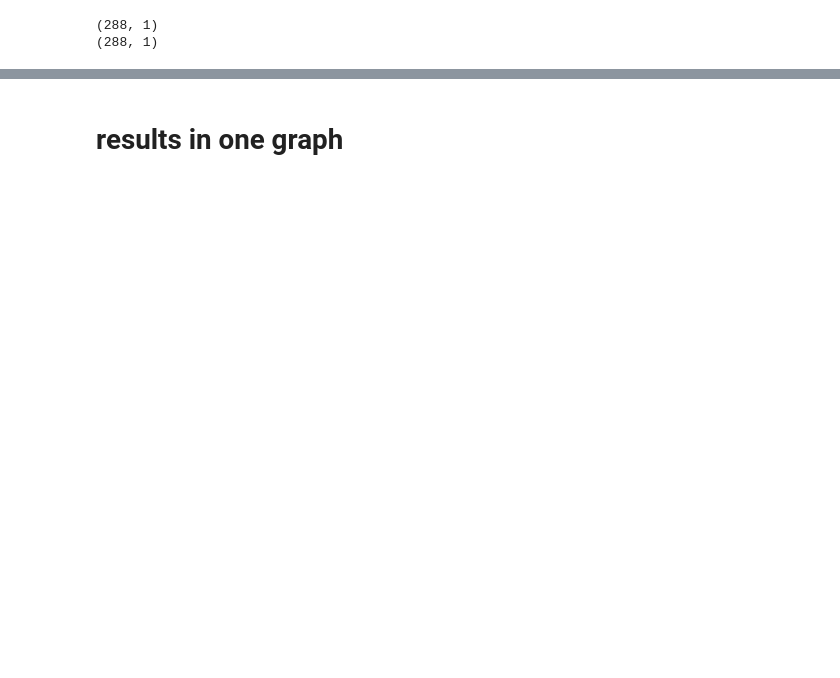
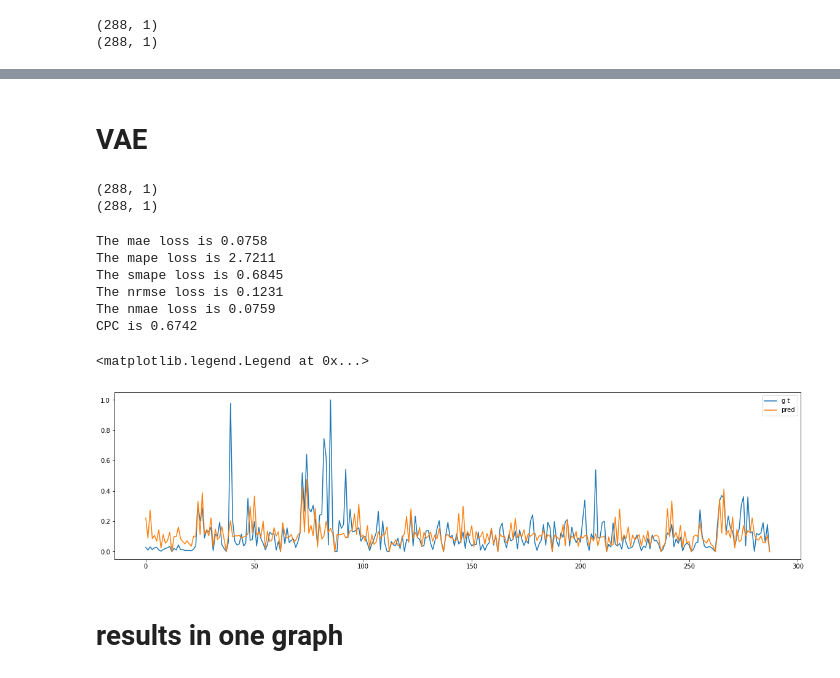
Before and after one commit to khzhang2/Air_Traffic, a Jupyter notebook: Visualization.ipynb, the cells around one changed output, grey strips where cells are left out. Cells and saved outputs as stored; diff of their text form; code cells hidden in the pictures; blank space fills up the shorter version.

```diff
--- a/Visualization.ipynb
+++ b/Visualization.ipynb
@@ -114,3 +115,36 @@ plt.legend()
+# %% [markdown]
+# VAE
+# %%
+vae_labels = np.load('./res/vae_labels.npy')
+vae_pred = np.load('./res/vae_pred.npy')
+print(vae_labels.shape)
+print(vae_pred.shape)
+# %% [output]
+(288, 1)
+(288, 1)
+# %%
+m = 0
+print('The mae loss is %.4f'%atu.mae_loss_func(vae_pred, vae_labels, m))
+print('The mape loss is %.4f'%atu.mape_loss_func(vae_pred, vae_labels, m))
+print('The smape loss is %.4f'%atu.smape_loss_func(vae_pred, vae_labels, m))
+print('The nrmse loss is %.4f'%atu.nrmse_loss_func(vae_pred, vae_labels, m))
+print('The nmae loss is %.4f'%atu.nmae_loss_func(vae_pred, vae_labels, m))
+print('CPC is %.4f'%atu.get_CPC(vae_pred, vae_labels))
+# %% [output]
+The mae loss is 0.0758
+The mape loss is 2.7211
+The smape loss is 0.6845
+The nrmse loss is 0.1231
+The nmae loss is 0.0759
+CPC is 0.6742
+# %%
+plt.figure(figsize = (20,5))
+plt.plot(vae_labels, label='g t')
+plt.plot(vae_pred, label='pred')
+plt.legend()
+# %% [output]
+<matplotlib.legend.Legend at 0x...>
+[figure, added]
 # %% [markdown]
 # results in one graph
 # %%
```
Also changed, not shown: parts of 18 cells of this notebook.
